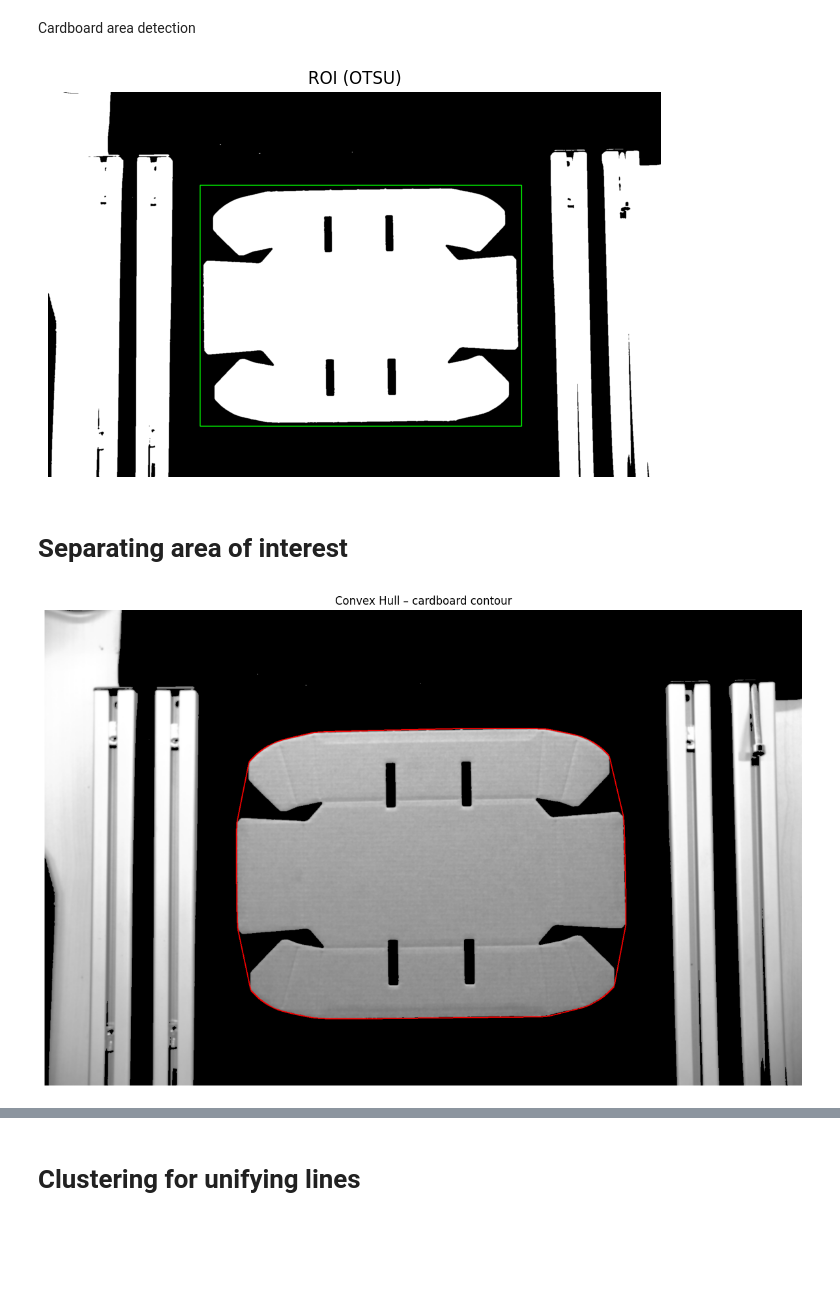
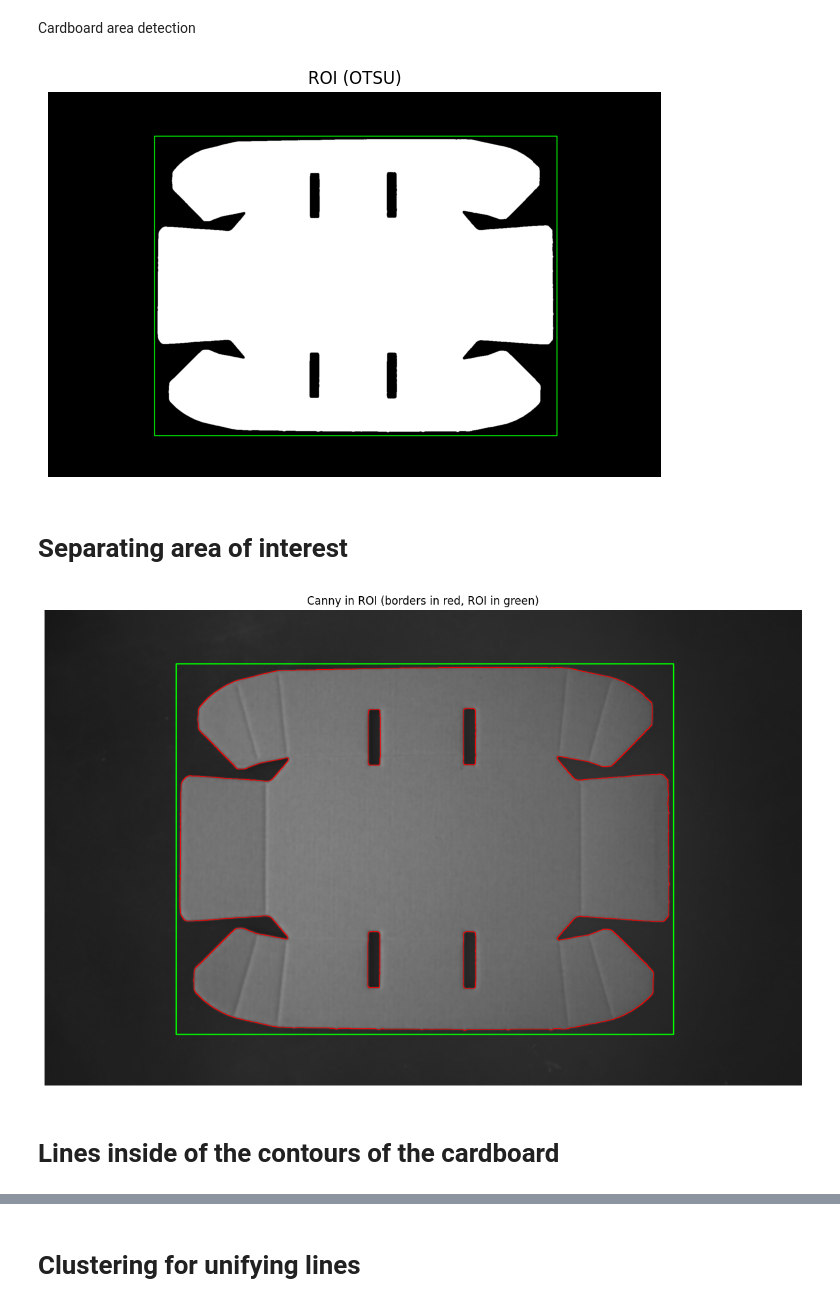
Before and after one commit to fore1806/CBFD, a Jupyter notebook: line_detection.ipynb, the cells around one changed output, grey strips where cells are left out. Drawn from its saved outputs; the diff is of its cells as text; code cells hidden in the pictures; blank space fills up the shorter version.

```diff
--- a/line_detection.ipynb
+++ b/line_detection.ipynb
@@ -12,8 +12,8 @@ baseFolder = os.getcwd()
 
 # Select the path that contains the photos
 #folder = os.path.join(baseFolder, "photos","calibration")
-folder = os.path.join(baseFolder,"photos","lines")
-image_name = "2.png"
+folder = os.path.join(baseFolder,"FINAL_PHOTOS","FOLDING_LINES")
+image_name = "1_V_L.png" # #_h_up , #_h_D , #_V_L , #_V_R
 image_path = os.path.join(folder, image_name)
 image = cv.imread(image_path, 0)
 
@@ -190,11 +190,11 @@ plt.show()
 # Region of interest
 # %%
 # Thresholding the imnage OTSU gives us the optimal threshold value
-_ , th_Bin_OTSU = cv.threshold(udst_crop_img, 0, 255, cv.THRESH_BINARY + cv.THRESH_OTSU)
+_ , th_Bin_OTSU = cv.threshold(blurred, 0, 255, cv.THRESH_BINARY + cv.THRESH_OTSU)
 
 # Let's see the results
 plt.figure(figsize=(10, 5))
-plt.imshow(th_Bin_OTSU, cmap="gray", vmin=0, vmax=255) # to complete
+plt.imshow(th_Bin_OTSU, cmap="gray", vmin=0, vmax=255)
 plt.title("BINARY OTSU")
 plt.axis("off")
 # %% [output]
@@ -204,7 +204,7 @@ plt.axis("off")
 Cardboard area detection
 # %%
 # Find the contours in the image
-contours, _ = cv.findContours(thBIN, cv.RETR_EXTERNAL, cv.CHAIN_APPROX_SIMPLE)
+contours, _ = cv.findContours(th_Bin_OTSU, cv.RETR_EXTERNAL, cv.CHAIN_APPROX_SIMPLE)
 
 # We search the biggest contour Area Based
 contour_max = max(contours, key=cv.contourArea)
@@ -220,7 +220,7 @@ w_roi = min(w + 2 * margin, thBIN.shape[1] - x_roi)
 h_roi = min(h + 2 * margin, thBIN.shape[0] - y_roi)  #With ROI coordinates we can select the desired part of the image
 
 # Draw a green rectangle using BGR
-img_with_roi = cv.cvtColor(thBIN, cv.COLOR_GRAY2BGR)
+img_with_roi = cv.cvtColor(th_Bin_OTSU, cv.COLOR_GRAY2BGR)
 cv.rectangle(img_with_roi, (x_roi, y_roi), (x_roi + w_roi, y_roi + h_roi), (0, 255, 0), 2)
 
 # We show the image with the ROI detected
@@ -230,34 +230,42 @@ plt.title("ROI (OTSU)")
 plt.axis("off")
 plt.show()
 # %% [output]
-[figure, old version]
+[figure, new version]
 # %% [markdown]
 # Separating area of interest
 # %%
 # We use the ROI found in the previous step
-roi = thTOZERO[y_roi:y_roi+h_roi, x_roi:x_roi+w_roi]
+roi = th_Bin_OTSU[y_roi:y_roi+h_roi, x_roi:x_roi+w_roi]
 
-# We find the contours of the image
-contours, _ = cv.findContours(canny_edges, cv.RETR_EXTERNAL, cv.CHAIN_APPROX_SIMPLE)
+# We apply the canny on the ROI
+canny_edges_roi = cv.Canny(roi, 40, 100, L2gradient=True)
+# print("Borders detected:", np.count_nonzero(canny_edges_roi))
 
-# We only keep the contours with the maximum area
-max_contour = max(contours, key=cv.contourArea)
+# Dilate the edges
+kernel = np.ones((2, 2), np.uint8)
+canny_edges = cv.dilate(canny_edges_roi, kernel, iterations=1)
 
-# We calculate the convex hull of the maximum contour
-hull = cv.convexHull(max_contour)
+# we make a color copy of the image
+img_copy =  blurred.copy()
+img_color_copy = cv.cvtColor(img_copy, cv.COLOR_GRAY2BGR)
 
-# We add the offset of the ROI to the convex hull
-hull_offset = hull + np.array([[[x_roi, y_roi]]])
+# We draw the edges in red on the original image
+mask = canny_edges > 0
 
-# We draw the convex hull in red color
-contour_img = cv.cvtColor(thTOZERO, cv.COLOR_GRAY2BGR)
-cv.drawContours(contour_img, [hull_offset], -1, (0,0,255), 2)
+# We draw the edges in red on the original image
+roi_color = img_color_copy[y_roi:y_roi+h_roi, x_roi:x_roi+w_roi]
+roi_color[mask] = [0, 0, 255] # red (BGR)
+
+# We draw a rectangle of the ROI in green
+cv.rectangle(img_color_copy, (x_roi, y_roi), (x_roi + w_roi, y_roi + h_roi), (0, 255, 0), 2)
 
 # The results are shown
-plt.figure(figsize=(15,10))
-plt.title("Convex Hull – cardboard contour")
-plt.imshow(cv.cvtColor(contour_img, cv.COLOR_BGR2RGB))
+plt.figure(figsize=(15, 10))
+plt.title("Canny in ROI (borders in red, ROI in green)")
+plt.imshow(cv.cvtColor(img_color_copy, cv.COLOR_BGR2RGB))
 plt.axis("off")
 plt.show()
 # %% [output]
-[figure, old version]
+[figure, new version]
+# %% [markdown]
+# Lines inside of the contours of the cardboard
```
Also changed, not shown: parts of 12 cells of this notebook.
